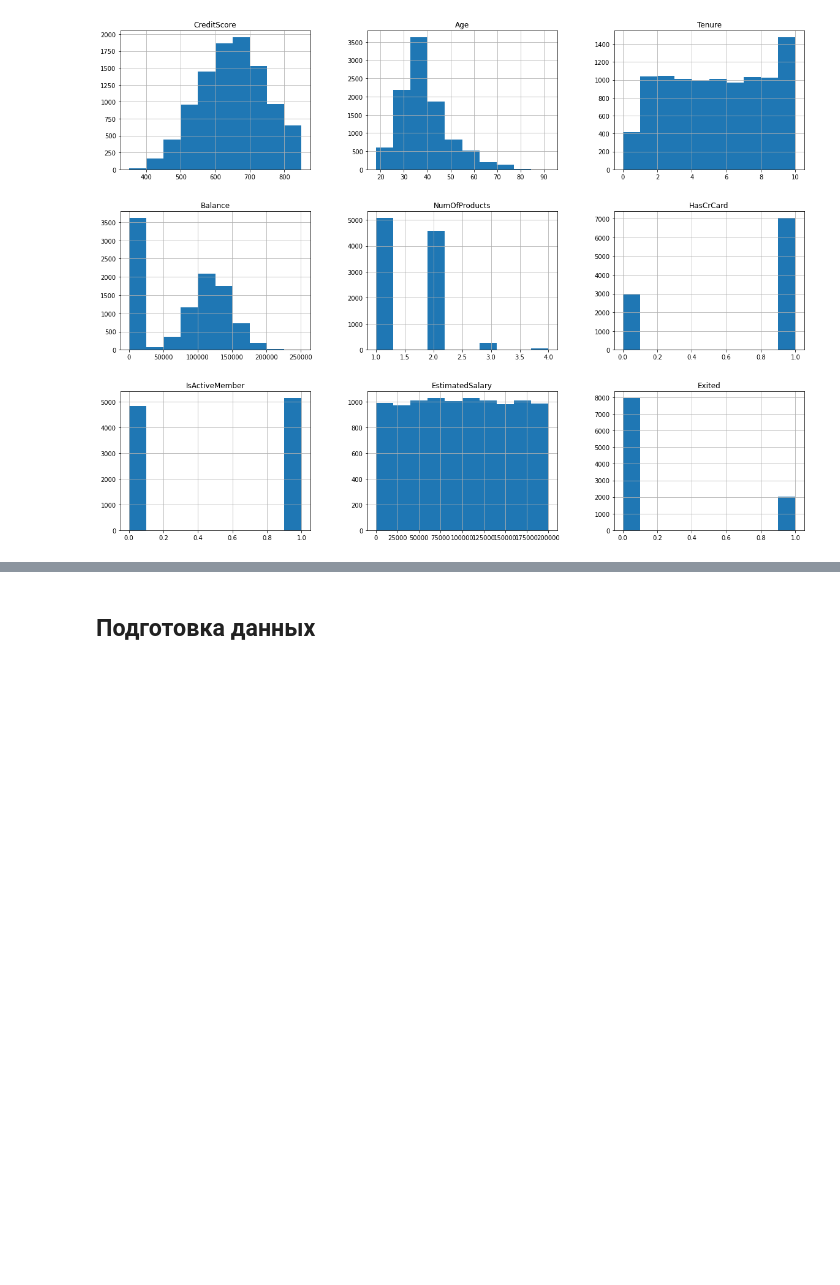
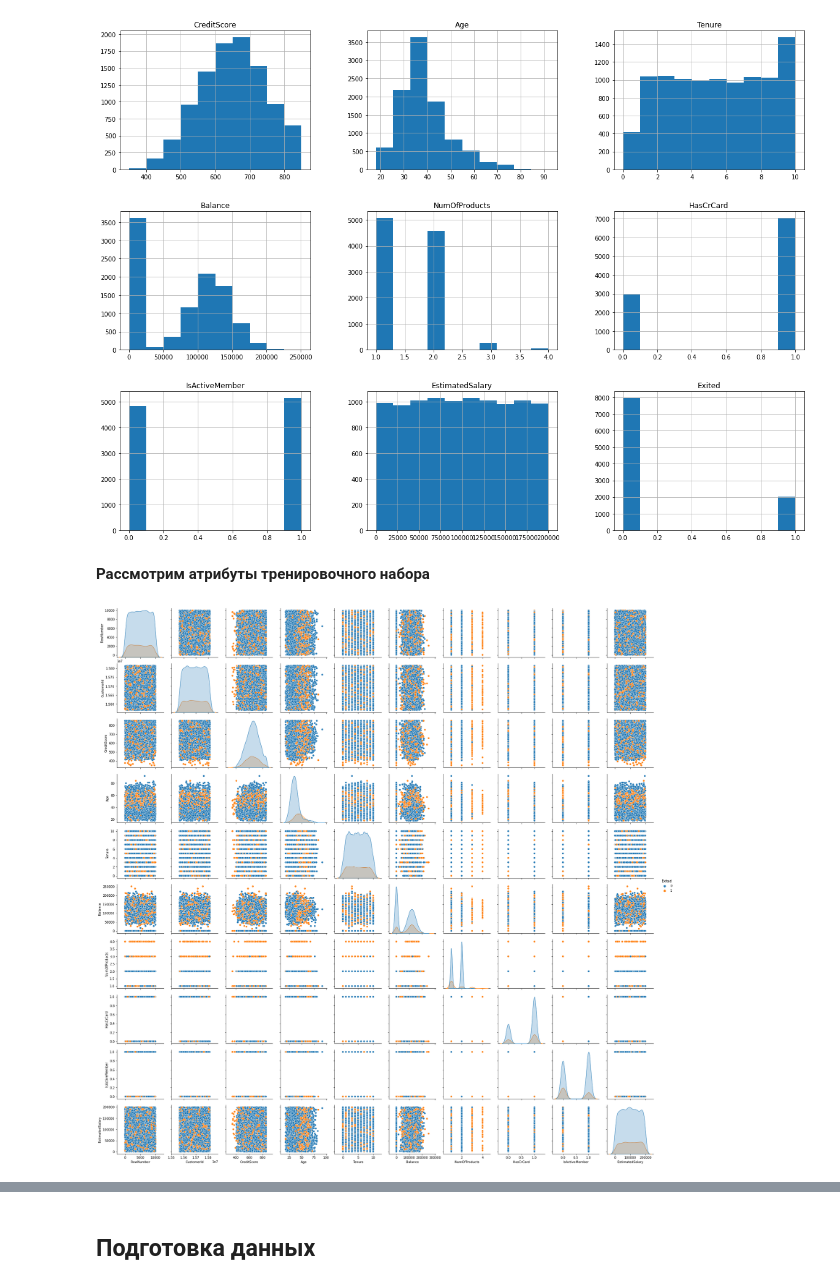
Before and after one commit to danlee65071/churn_modelling, a Jupyter notebook: Churn_Modelling.ipynb, the cells around one changed output, grey strips where cells are left out. Saved outputs shown, nothing was run; the diff lists cells and outputs as text; code cells hidden in the pictures; blank space fills up the shorter version.

```diff
--- a/Churn_Modelling.ipynb
+++ b/Churn_Modelling.ipynb
@@ -13,0 +28,3 @@ from sklearn.compose import ColumnTransformer
+# %%
+df_train, df_test = train_test_split(df, test_size=0.2, random_state=42)
+df_train
@@ -82,3 +113,10 @@ df.hist(figsize=(20, 15))
 None
 # %% [output]
 [figure]
+# %% [markdown]
+**Рассмотрим атрибуты тренировочного набора**
+# %%
+sns.pairplot(df_train, hue='Exited')
+None
+# %% [output]
+[figure, added]
```
Also changed, not shown: parts of 33 cells of this notebook.
